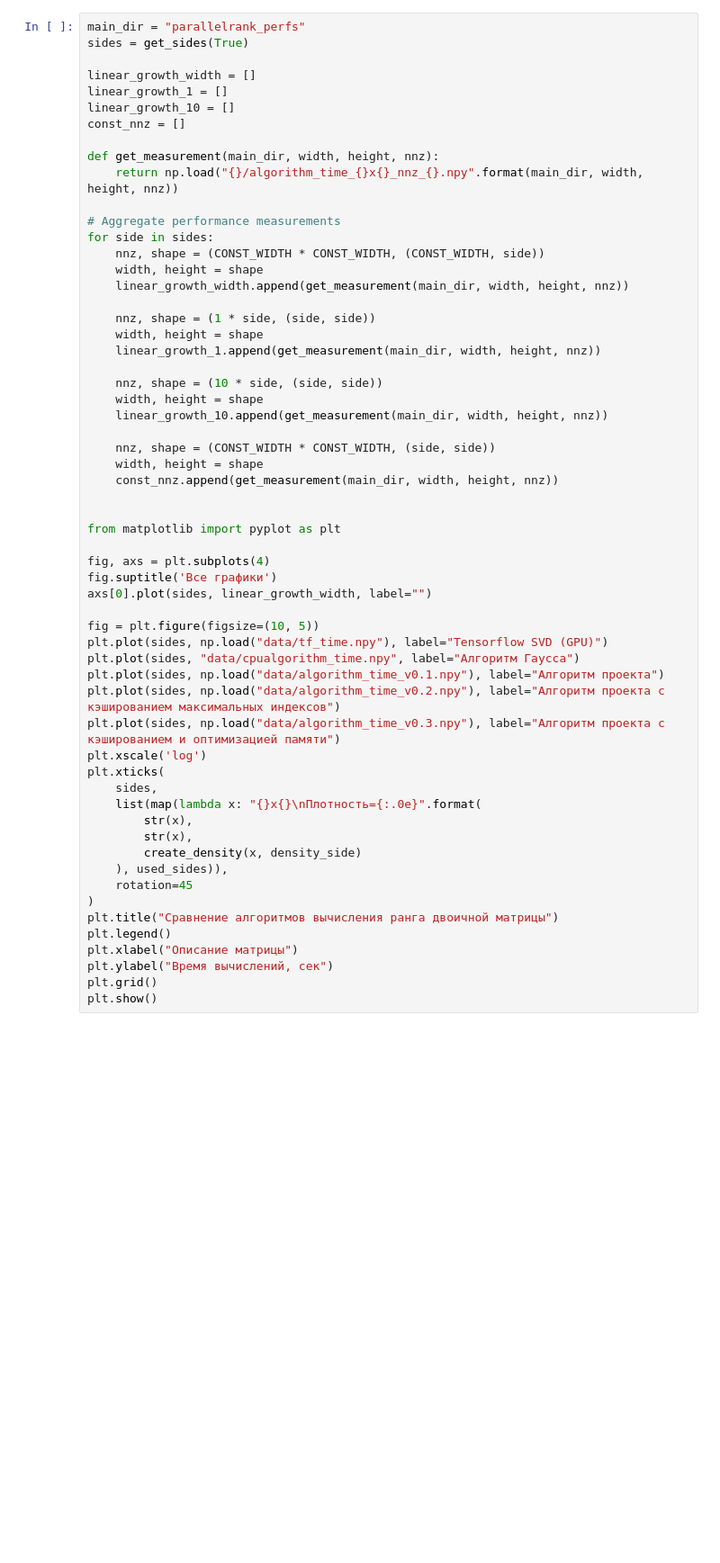
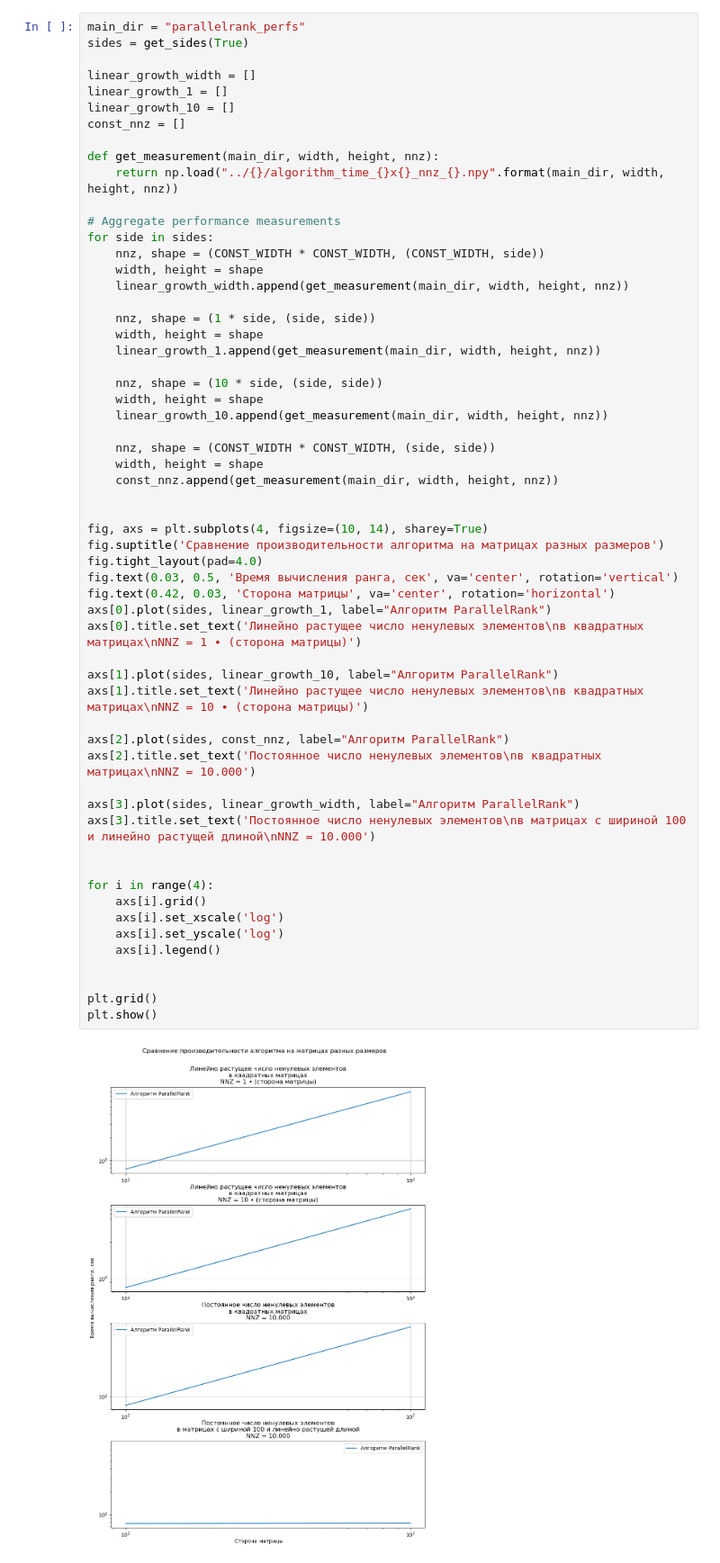
Before and after one commit to MShepelin/Parallel-Algorithms, a Jupyter notebook: scripts/build_graphs.ipynb, the cells around one changed output. Shown: that part at 90% size. Cells and saved outputs as stored; diff of their text form; blank space fills up the shorter version.

```diff
--- a/scripts/build_graphs.ipynb
+++ b/scripts/build_graphs.ipynb
@@ -8,55 +9,56 @@ sides = get_sides(True)
 linear_growth_width = []
 linear_growth_1 = []
 linear_growth_10 = []
 const_nnz = []
 
 def get_measurement(main_dir, width, height, nnz):
-    return np.load("{}/algorithm_time_{}x{}_nnz_{}.npy".format(main_dir, width, height, nnz))
+    return np.load("../{}/algorithm_time_{}x{}_nnz_{}.npy".format(main_dir, width, height, nnz))
 
 # Aggregate performance measurements
 for side in sides:
     nnz, shape = (CONST_WIDTH * CONST_WIDTH, (CONST_WIDTH, side))
     width, height = shape
     linear_growth_width.append(get_measurement(main_dir, width, height, nnz))
 
     nnz, shape = (1 * side, (side, side))
     width, height = shape
     linear_growth_1.append(get_measurement(main_dir, width, height, nnz))
 
     nnz, shape = (10 * side, (side, side))
     width, height = shape
     linear_growth_10.append(get_measurement(main_dir, width, height, nnz))
 
     nnz, shape = (CONST_WIDTH * CONST_WIDTH, (side, side))
     width, height = shape
     const_nnz.append(get_measurement(main_dir, width, height, nnz))
 
 
-from matplotlib import pyplot as plt
+fig, axs = plt.subplots(4, figsize=(10, 14), sharey=True)
+fig.suptitle('Сравнение производительности алгоритма на матрицах разных размеров')
+fig.tight_layout(pad=4.0)
+fig.text(0.03, 0.5, 'Время вычисления ранга, сек', va='center', rotation='vertical')
+fig.text(0.42, 0.03, 'Сторона матрицы', va='center', rotation='horizontal')
+axs[0].plot(sides, linear_growth_1, label="Алгоритм ParallelRank")
+axs[0].title.set_text('Линейно растущее число ненулевых элементов\nв квадратных матрицах\nNNZ = 1 ∙ (сторона матрицы)')
 
-fig, axs = plt.subplots(4)
-fig.suptitle('Все графики')
-axs[0].plot(sides, linear_growth_width, label="")
+axs[1].plot(sides, linear_growth_10, label="Алгоритм ParallelRank")
+axs[1].title.set_text('Линейно растущее число ненулевых элементов\nв квадратных матрицах\nNNZ = 10 ∙ (сторона матрицы)')
 
-fig = plt.figure(figsize=(10, 5))
-plt.plot(sides, np.load("data/tf_time.npy"), label="Tensorflow SVD (GPU)")
-plt.plot(sides, "data/cpualgorithm_time.npy", label="Алгоритм Гаусса")
-plt.plot(sides, np.load("data/algorithm_time_v0.1.npy"), label="Алгоритм проекта")
-plt.plot(sides, np.load("data/algorithm_time_v0.2.npy"), label="Алгоритм проекта с кэшированием максимальных индексов")
-plt.plot(sides, np.load("data/algorithm_time_v0.3.npy"), label="Алгоритм проекта с кэшированием и оптимизацией памяти")
-plt.xscale('log')
-plt.xticks(
-    sides,
-    list(map(lambda x: "{}x{}\nПлотность={:.0e}".format(
-        str(x),
-        str(x),
-        create_density(x, density_side)
-    ), used_sides)),
-    rotation=45
-)
-plt.title("Сравнение алгоритмов вычисления ранга двоичной матрицы")
-plt.legend()
-plt.xlabel("Описание матрицы")
-plt.ylabel("Время вычислений, сек")
+axs[2].plot(sides, const_nnz, label="Алгоритм ParallelRank")
+axs[2].title.set_text('Постоянное число ненулевых элементов\nв квадратных матрицах\nNNZ = 10.000')
+
+axs[3].plot(sides, linear_growth_width, label="Алгоритм ParallelRank")
+axs[3].title.set_text('Постоянное число ненулевых элементов\nв матрицах с шириной 100 и линейно растущей длиной\nNNZ = 10.000')
+
+
+for i in range(4):
+    axs[i].grid()
+    axs[i].set_xscale('log')
+    axs[i].set_yscale('log')
+    axs[i].legend()
+
+
 plt.grid()
 plt.show()
+# %% [output]
+[figure, added]
```
Also changed, not shown: parts of 1 cell of this notebook, 4 other files.
